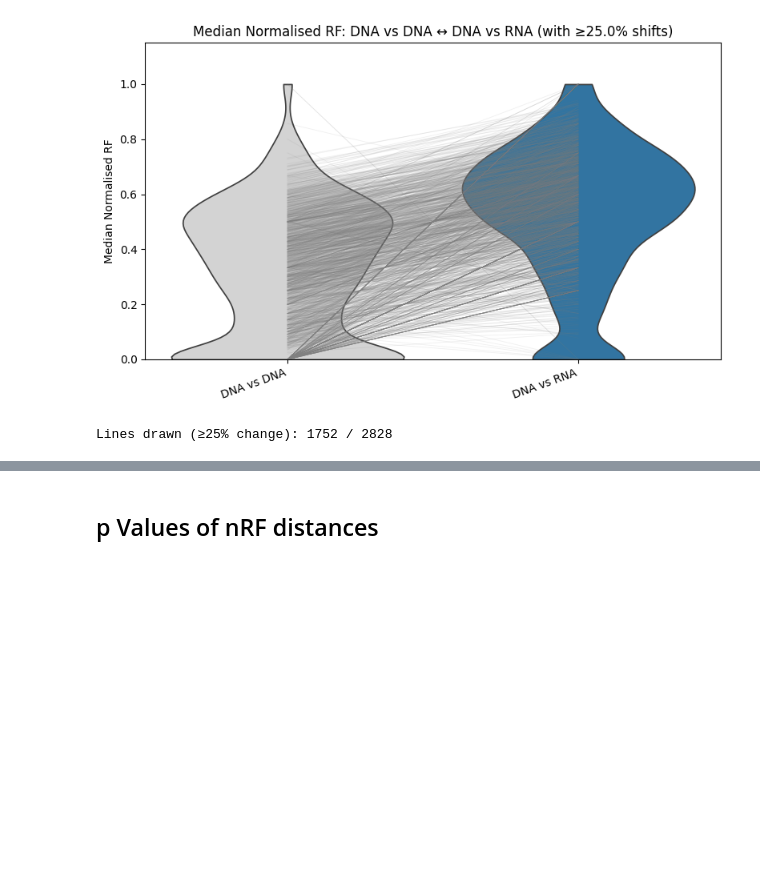
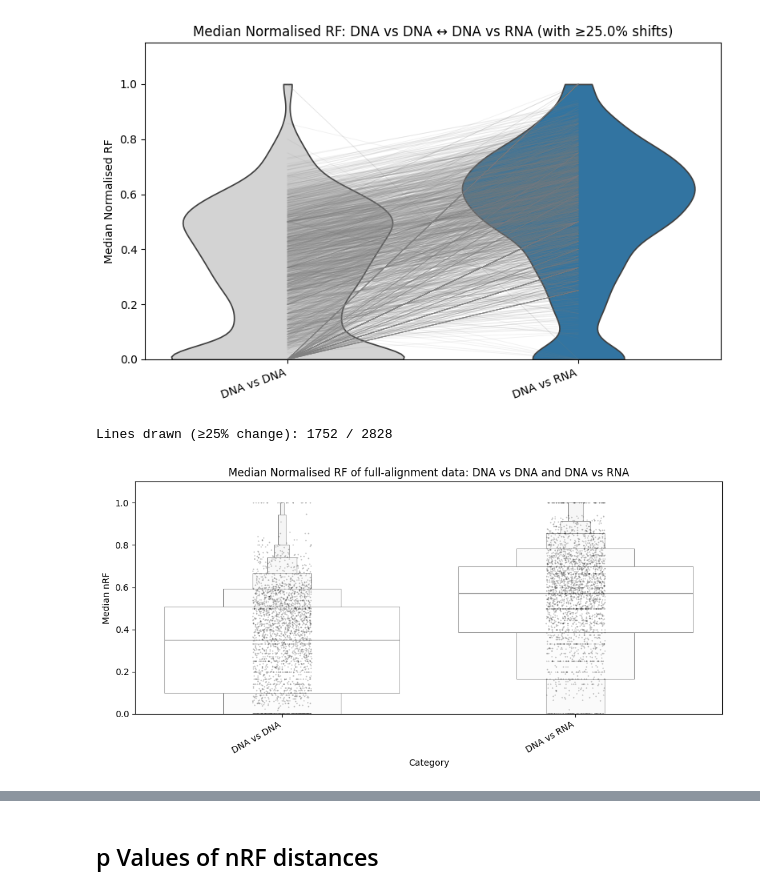
Before and after one commit to vannguyenh/RNAPhylo, a Jupyter notebook: scripts/analysis_scripts/RobinsonFould/RF_analysis_Normalisation_pVal/computePVal_FULL_UTest.ipynb, the cells around one changed output, grey strips where cells are left out. Drawn from its saved outputs; the diff is of its cells as text; code cells hidden in the pictures; blank space fills up the shorter version.

```diff
--- a/scripts/analysis_scripts/RobinsonFould/RF_analysis_Normalisation_pVal/computePVal_FULL_UTest.ipynb
+++ b/scripts/analysis_scripts/RobinsonFould/RF_analysis_Normalisation_pVal/computePVal_FULL_UTest.ipynb
@@ -385,3 +385,17 @@ Passing `palette` without assigning `hue` is deprecated and will be removed in v
   sns.violinplot(
 [figure]
 Lines drawn (≥25% change): 1752 / 2828
+# %%
+ymax = df_plot.loc[df_plot['Category'].isin(order), 'Median nRF'].max()
+
+plt.figure(figsize=(max(10, 0.6*len(order)), 5))
+sns.boxenplot(data=df_plot[df_plot['Category'].isin(order)],
+              x='Category', y='Median nRF', order=order, color='white', showfliers=False)
+sns.stripplot(data=df_plot[df_plot['Category'].isin(order)],
+              x='Category', y='Median nRF', order=order, size=1.5, alpha=0.25, color='k')
+plt.ylim(0, ymax * 1.10 if np.isfinite(ymax) else None)
+plt.xticks(rotation=30, ha='right')
+plt.title('Median Normalised RF of full-alignment data: DNA vs DNA and DNA vs RNA')
+plt.tight_layout(); plt.show()
+# %% [output]
+[figure, added]
```
Also changed, not shown: parts of 2 cells of this notebook, 1 other file.
